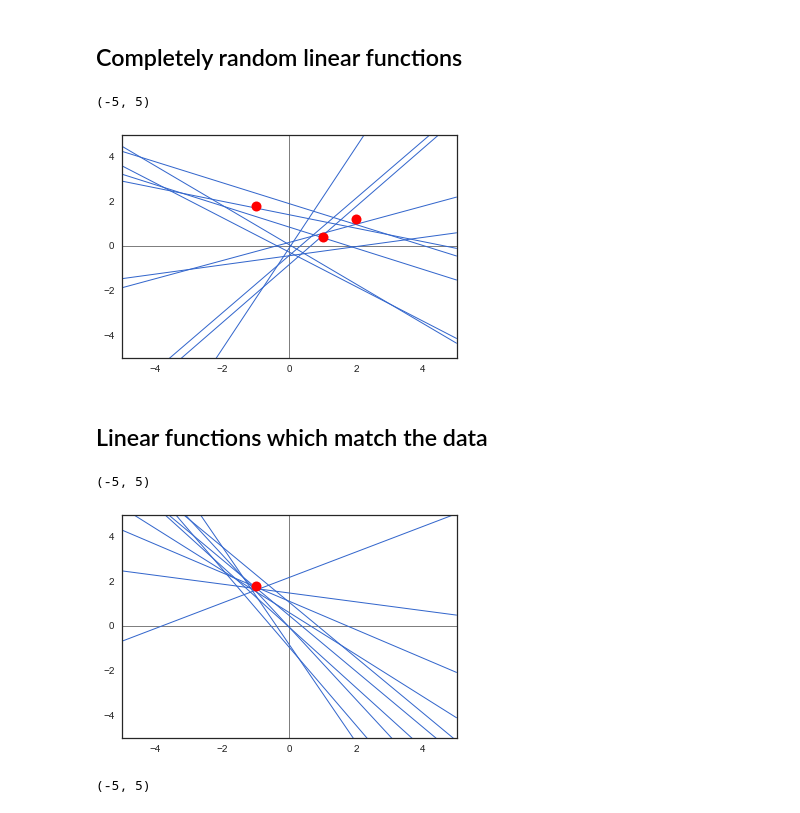
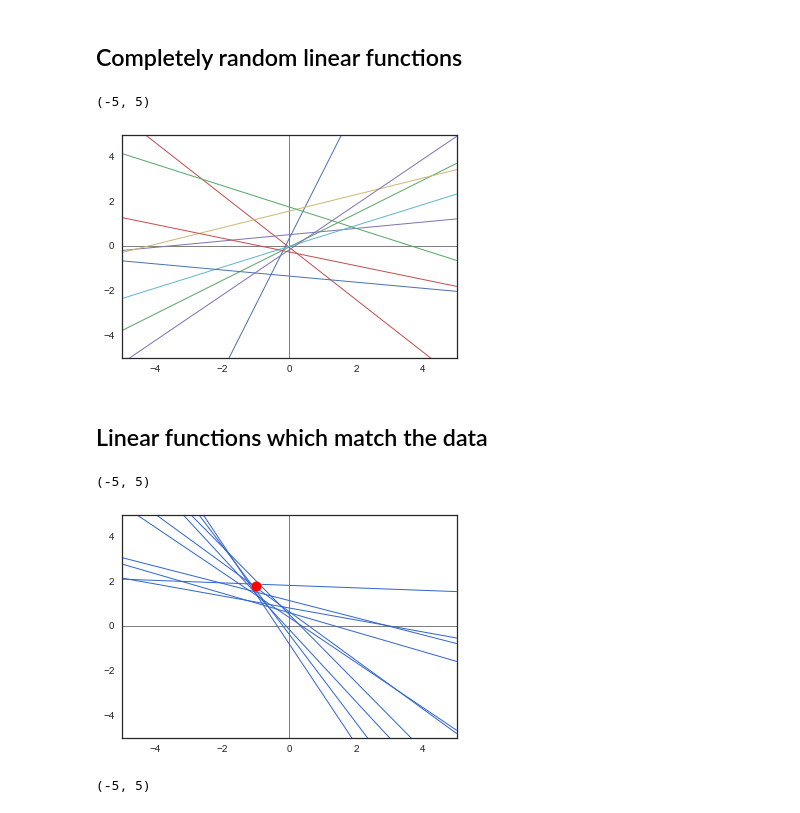
Before and after one commit to probprog/ppaml-summer-school-2016, a Jupyter notebook: lectures/intro-to-generative-models/curve-fitting.ipynb, the cells around one changed output. Cells and saved outputs as stored; diff of their text form; code cells hidden in the pictures.

Commit message:
Added curve-fitting figures to generative models slides

```diff
--- a/lectures/intro-to-generative-models/curve-fitting.ipynb
+++ b/lectures/intro-to-generative-models/curve-fitting.ipynb
@@ -47,14 +47,14 @@ domain = np.linspace(xlim[0], xlim[1], num=100)
 # %%
 plt.plot([0,0],ylim, 'k-', linewidth=0.5)
 plt.plot(xlim,[0,0], 'k-', linewidth=0.5)
 for i in xrange(10):
-    plt.plot(domain, np.dot(make_design_matrix(domain), np.random.multivariate_normal(np.zeros(2), np.identity(2))), color='#3366CC', linewidth=1)
-plt.plot(x, y, 'r.', markersize=20)
+    plt.plot(domain, np.dot(make_design_matrix(domain), np.random.multivariate_normal(np.zeros(2), np.identity(2))), linewidth=1)
+# plt.plot(x, y, 'r.', markersize=20)
 plt.ylim(ylim)
 plt.xlim(xlim)
 # %% [output]
 (-5, 5)
-[figure, old version]
+[figure, new version]
 # %% [markdown]
 ## Linear functions which match the data
 # %%
@@ -69,7 +69,7 @@ plt.ylim(ylim)
 plt.xlim(xlim)
 # %% [output]
 (-5, 5)
-[figure, old version]
+[figure, new version]
 # %%
 m_N, S_N = bayesian_linear_regression(x[:2], y[:2], 1)
 
```
Also changed, not shown: parts of 7 cells of this notebook, 47 other files.
